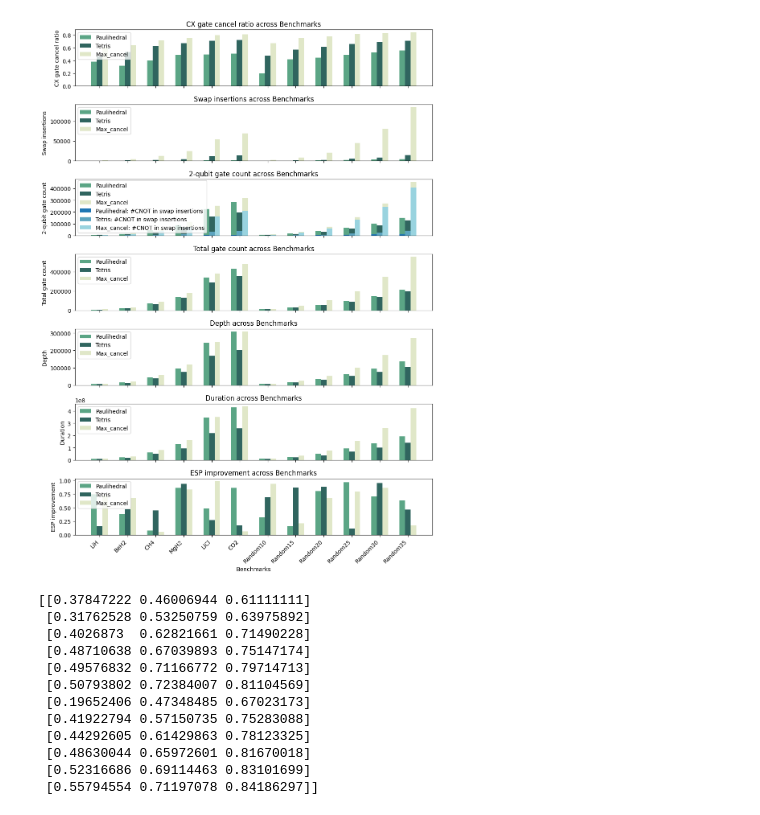
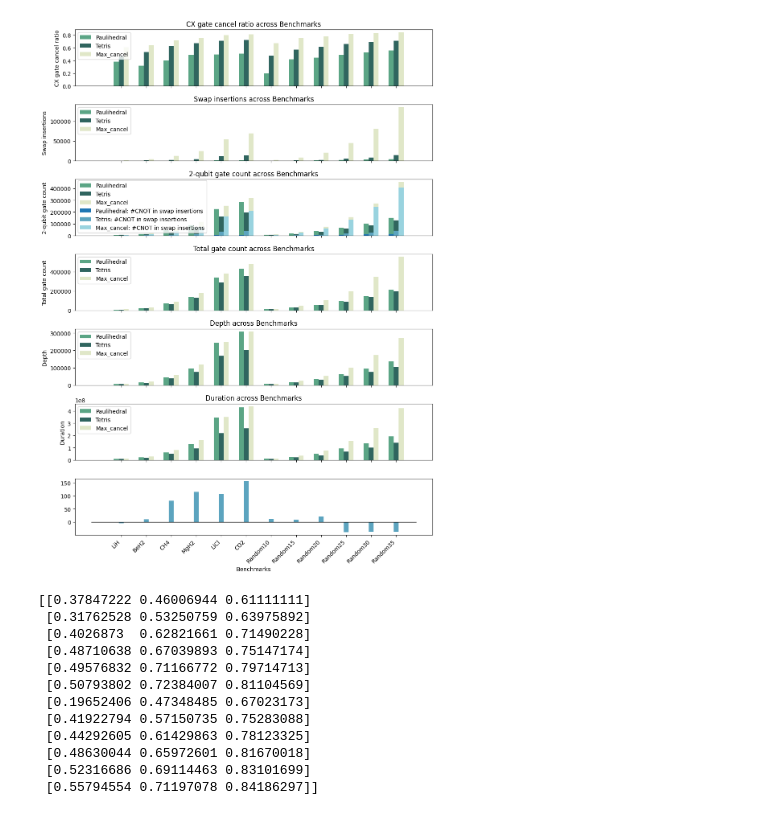
Before and after one commit to abclzr/vqe_tetris, a Jupyter notebook: core/result.ipynb, the cells around one changed output. Drawn from its saved outputs; the diff is of its cells as text; code cells hidden in the pictures.

Commit message:
add ESP improvement

```diff
--- a/core/result.ipynb
+++ b/core/result.ipynb
@@ -111,34 +111,44 @@ for i, (metric, data) in enumerate(metrics_data.items()):
     ax = axs[i]
     bar_width = 0.2
     x = np.arange(len(benchmarks))
 
+    if metric == 'ESP improvement':
+        data = []
+        for i, benchmark in enumerate(benchmarks):
+            bars = Tetris_data_list[i][1]['ESP_imp']
+            data.append(bars)
+        data = np.array(data)
+        ax.bar(x + 1 * bar_width, data, width=bar_width, label='ESP improvement compared with PH', color=experiment_colors2[1])
+        ax.hlines(y=0, xmin=-1, xmax=12, linewidth=1, color='black')
+        continue
+
     for j, experiment in enumerate(experiments):
         ax.bar(x + j * bar_width, data[:, j], width=bar_width, label=experiment, color=experiment_colors[j])
 
     if metric == '2-qubit gate count':
         data = get_metric_data('Swap_insertion') * 3
         for j, experiment in enumerate(experiments):
             ax.bar(x + j * bar_width, data[:, j], width=bar_width, label=experiment + ': #CNOT in swap insertions', color=experiment_colors2[j])
 
     ax.set_ylabel(metric)
     ax.legend()
     ax.set_title(f'{metric} across Benchmarks')
 
 bar_width = 0.2
 # Setting x-axis label for the bottom subplot only
 axs[-1].set_xlabel('Benchmarks')
 axs[-1].set_xticks(np.arange(len(benchmarks)) + bar_width * (len(experiments) - 1) / 2)
 axs[-1].set_xticklabels(benchmarks, rotation=45, ha='right')
 plt.subplots_adjust(wspace=0.4)
 plt.gca().set_aspect('auto', adjustable='box')
 
 plt.tight_layout()
 
 # Save the figure as PDF
 plt.savefig('metrics_figure.pdf')
 plt.show()
 # %% [output]
-[figure, old version]
+[figure, new version]
 # %%
 print(get_metric_data('CX_cancel_ratio'))
 # %% [output]
```
Also changed, not shown: 53 other files.
